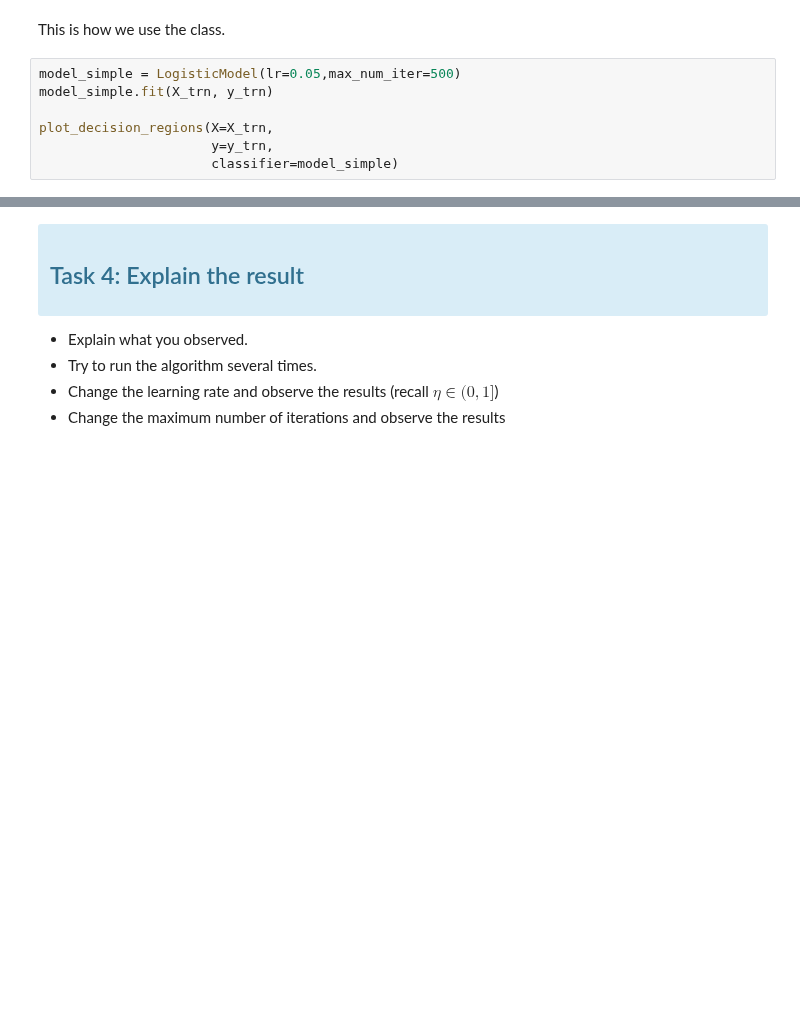
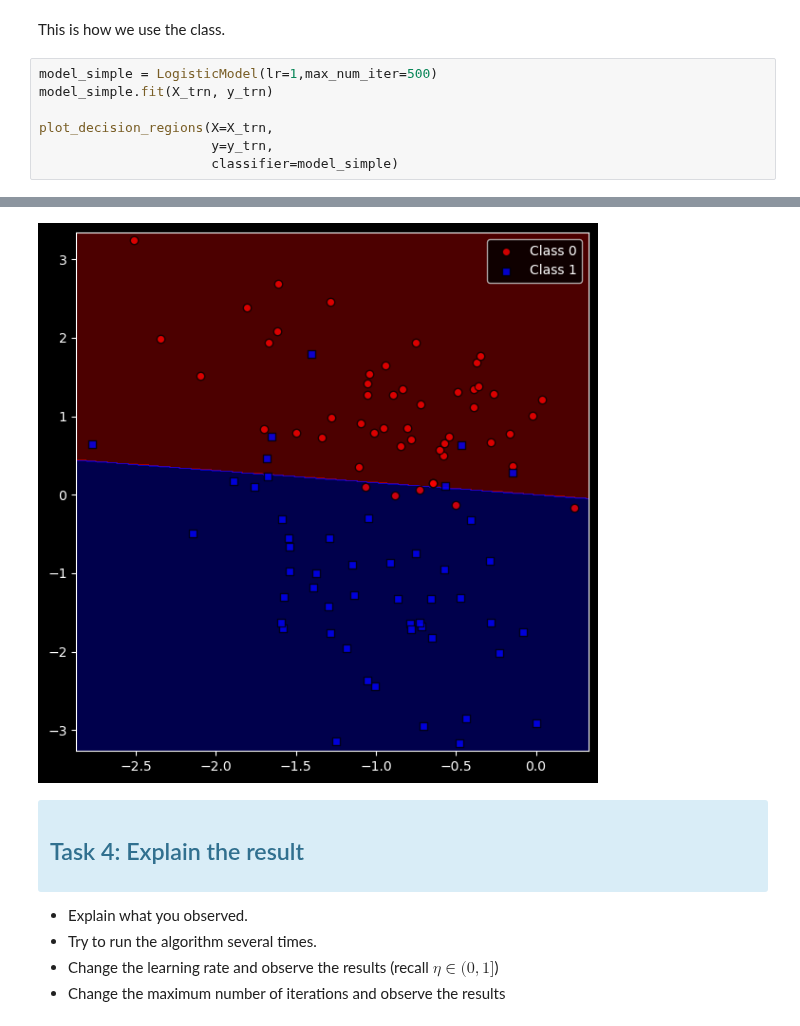
Before and after one commit to mgb45/ECE4076, a Jupyter notebook: Week08/Week 8 Logistic Regression.ipynb, the cells around one changed output, grey strips where cells are left out. Saved outputs shown, nothing was run; the diff lists cells and outputs as text; blank space fills up the shorter version.

```diff
--- a/Week08/Week 8 Logistic Regression.ipynb
+++ b/Week08/Week 8 Logistic Regression.ipynb
@@ -320,9 +349,10 @@ def plot_decision_regions(X, y, classifier, wormhole_flag=False):
 # %% [markdown]
 This is how we use the class.
 # %%
-model_simple = LogisticModel(lr=0.05,max_num_iter=500)
+model_simple = LogisticModel(lr=1,max_num_iter=500)
 model_simple.fit(X_trn, y_trn)
 
 plot_decision_regions(X=X_trn,
                       y=y_trn,
                       classifier=model_simple)
+# %% [output]
@@ -329,3 +369,4 @@ plot_decision_regions(X=X_trn,
+[figure, added]
 # %% [markdown]
 <div class="alert alert-block alert-info">
 
```
Also changed, not shown: parts of 13 cells of this notebook, 1 other file.
